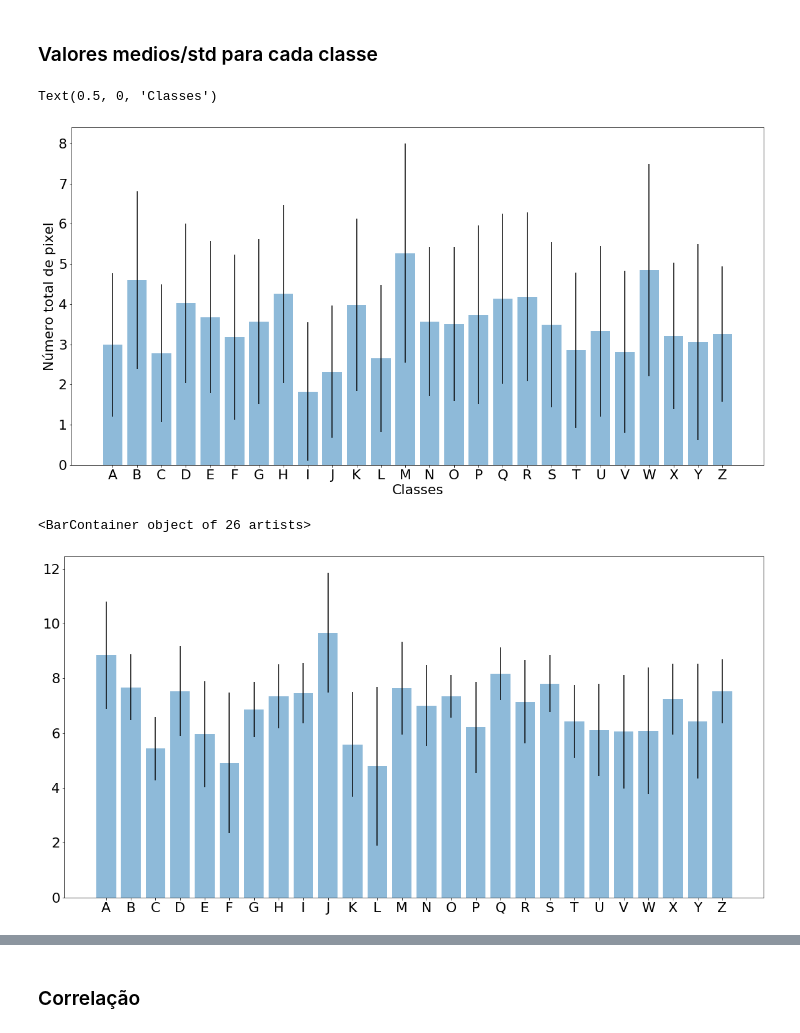
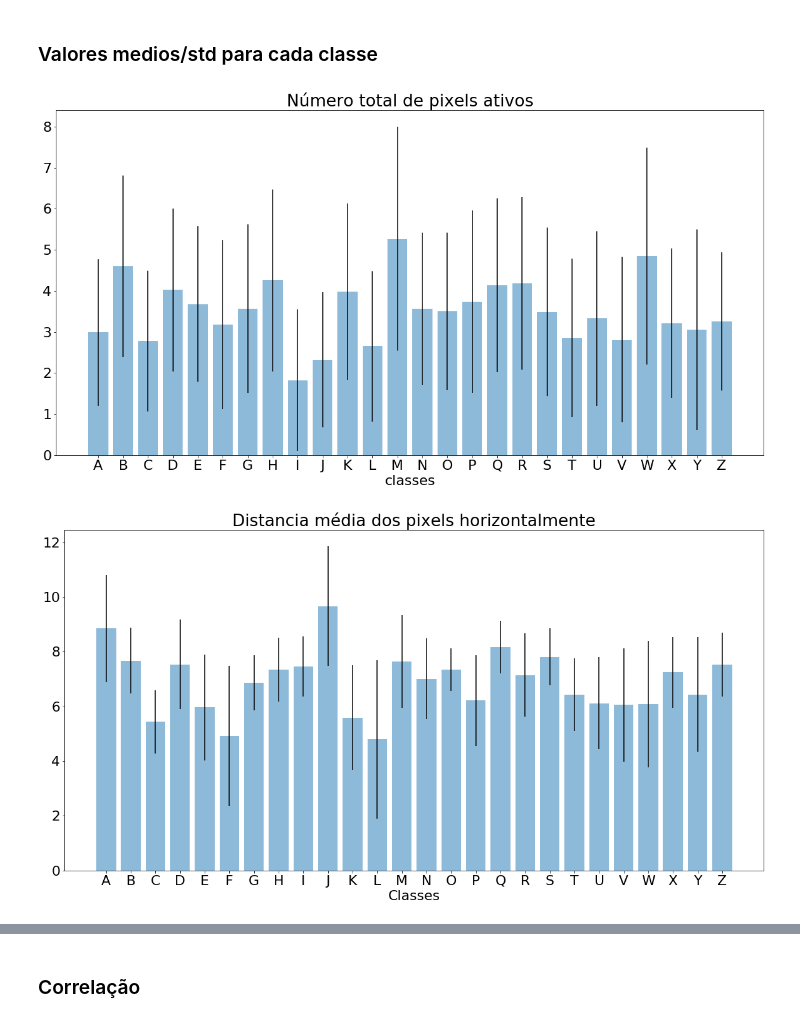
Before and after one commit to vktorbr/Letter-Recognition, a Jupyter notebook: eda.ipynb, the cells around one changed output, grey strips where cells are left out. Drawn from its saved outputs; the diff is of its cells as text; code cells hidden in the pictures.

```diff
--- a/eda.ipynb
+++ b/eda.ipynb
@@ -80,23 +80,27 @@ def group_by(df, col_name, target_name):
     std = groupby.std()
 
     return mean[col_name], std[col_name]
+
+def plot(mean, std, title, xlabel):
+    """
+    plot bar htaph with mean and std
+    """
+    fig, ax = plt.subplots(1)
+    # plot
+    ax.bar(mean.index, mean.values, yerr=std, align='center', alpha=0.5)
+    ax.set_title(title)
+    ax.set_xlabel(xlabel)
 # %%
 mean, std = group_by(df, "onpix", "lettr")
-# plot
-fig, ax2 = plt.subplots(1)
-ax2.bar(mean.index, mean.values, yerr=std, align='center', alpha=0.5)
-ax2.set_ylabel("Número total de pixel")
-ax2.set_xlabel("Classes")
+
+plot(mean, std, "Número total de pixels ativos", "classes")
 # %% [output]
-Text(0.5, 0, 'Classes')
-[figure, old version]
+[figure, new version]
 # %%
 mean, std = group_by(df, "x-bar", "lettr")
-# plot
-fig, ax2 = plt.subplots(1)
-ax2.bar(mean.index, mean.values, yerr=std, align='center', alpha=0.5)
+
+plot(mean, std, "Distancia média dos pixels horizontalmente", "Classes")
 # %% [output]
-<BarContainer object of 26 artists>
-[figure, old version]
+[figure, new version]
 # %%
 mean, std = group_by(df, "y-bar", "lettr")
```
Also changed, not shown: parts of 3 cells of this notebook.
